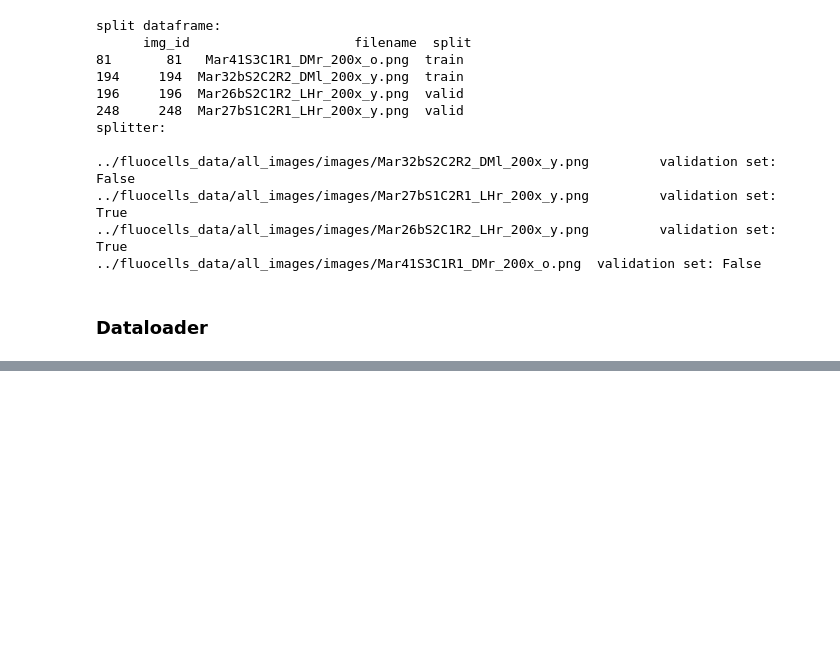
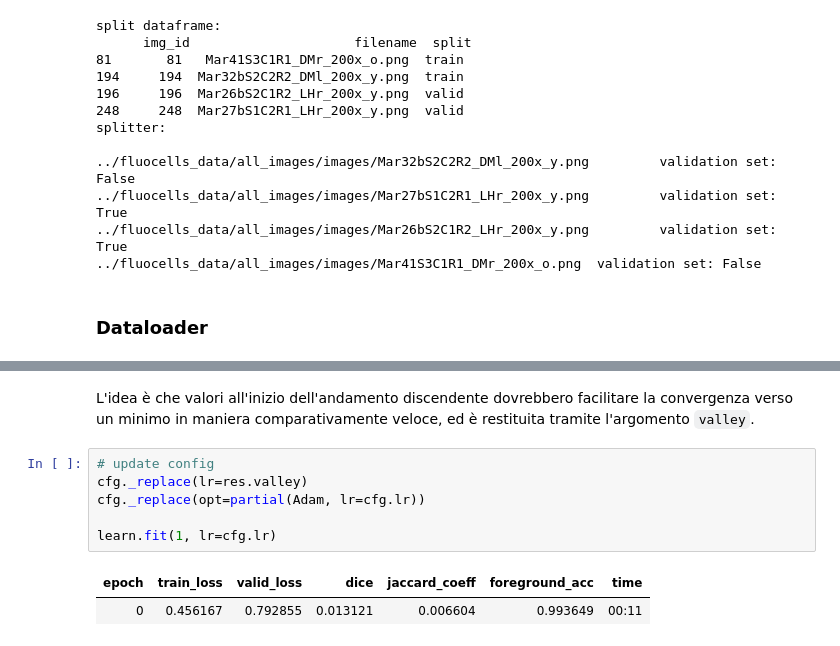
Before and after one commit to DeepLearningItalia/Cell_Counting_Res_UNet, a Jupyter notebook: notebooks/03.04 - Training - Training loop.ipynb, the cells around one changed output, grey strips where cells are left out. Saved outputs shown, nothing was run; the diff lists cells and outputs as text; blank space fills up the shorter version.

```diff
--- a/notebooks/03.04 - Training - Training loop.ipynb
+++ b/notebooks/03.04 - Training - Training loop.ipynb
@@ -150,0 +390,11 @@ torch.Size([2, 3, 224, 224]) torch.Size([2, 224, 224])
+# %% [markdown]
+L'idea è che valori all'inizio dell'andamento discendente dovrebbero facilitare la convergenza verso un minimo in maniera comparativamente veloce, ed è restituita tramite l'argomento `valley`.
+# %%
+# update config
+cfg._replace(lr=res.valley)
+cfg._replace(opt=partial(Adam, lr=cfg.lr))
+
+learn.fit(1, lr=cfg.lr)
+# %% [output]
+| epoch | train_loss | valid_loss | dice | jaccard_coeff | foreground_acc | time |
+| 0 | 0.456167 | 0.792855 | 0.013121 | 0.006604 | 0.993649 | 00:11 |
```
Also changed, not shown: parts of 23 cells of this notebook.
